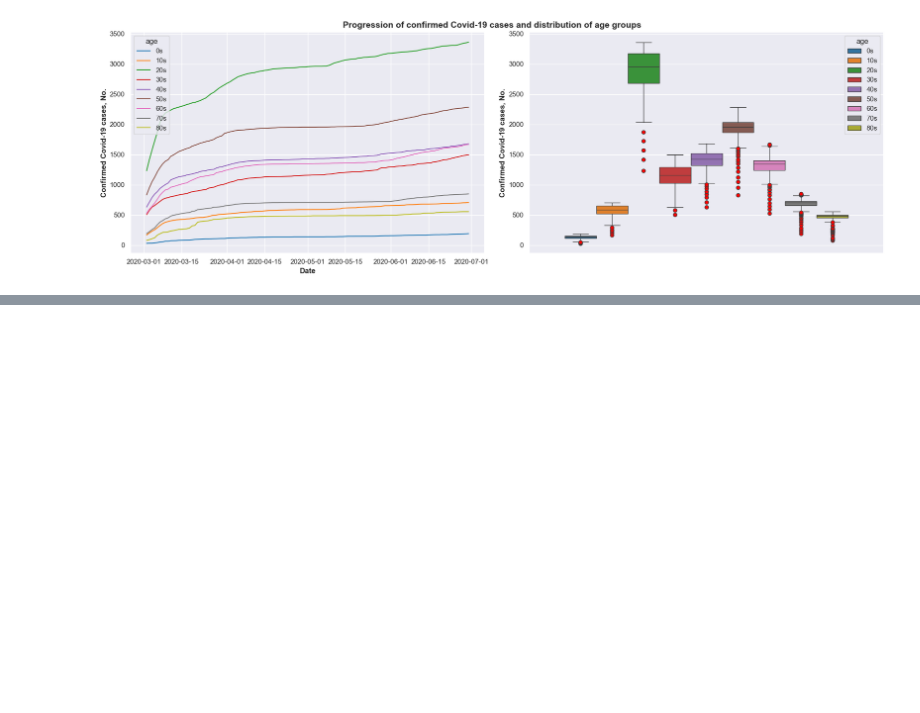
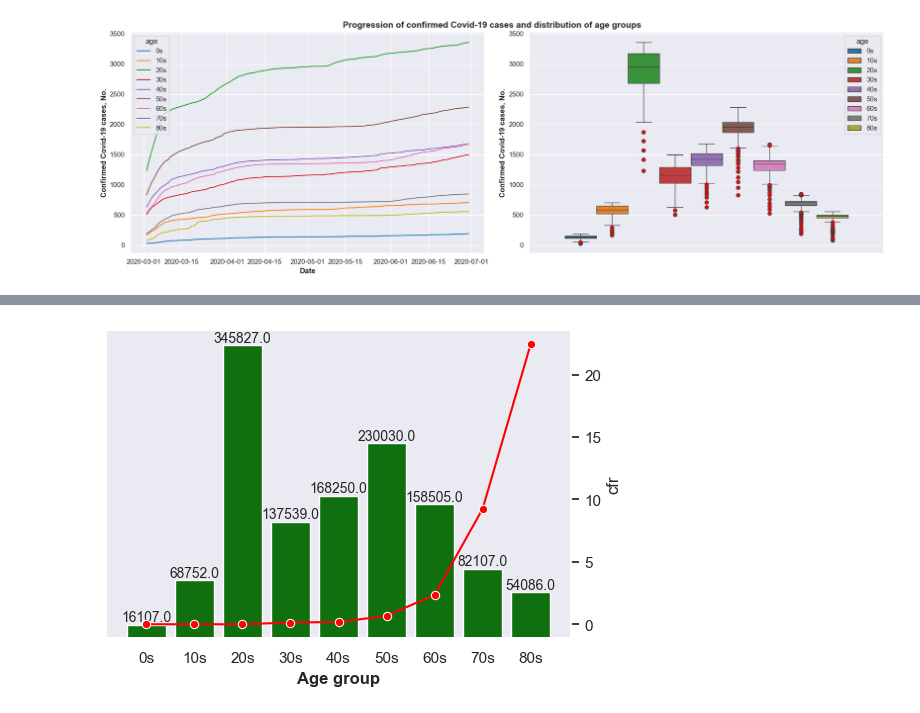
Before and after one commit to ShariYo/Modul1_Sprint4, a Jupyter notebook: project/main.ipynb, the cells around one changed output, grey strips where cells are left out. Saved outputs shown, nothing was run; the diff lists cells and outputs as text; code cells hidden in the pictures; blank space fills up the shorter version.

```diff
--- a/project/main.ipynb
+++ b/project/main.ipynb
@@ -245,0 +288,4 @@ plt.show()
+# %%
+grouped_age = clean_time_age.groupby("age").agg({"confirmed":"sum", "deceased":"sum"})
+grouped_age["cfr"] = round((grouped_age["deceased"] / grouped_age["confirmed"]) * 100, 2)
+grouped_age
@@ -245,0 +304,22 @@ plt.show()
+# %%
+fig, ax = plt.subplots(figsize=(6, 4))
+
+splot = sns.barplot(data=grouped_age, x="age", y="confirmed", color="green")
+for p in splot.patches:
+    splot.annotate(format(p.get_height(), ".1f"),
+                   (p.get_x() + p.get_width() / 2., p.get_height()),
+                   ha="center", va="center",
+                   size=10,
+                   xytext=(0, 5),
+                   textcoords="offset points")
+ax.set_yticks([])
+ax.set_ylabel(None)
+ax.set_xlabel("Age group", fontweight="bold")
+
+ax2 = ax.twinx()
+sns.lineplot(data=grouped_age, x="age", y="cfr", color="red", marker="o", ax=ax2)
+ax2.grid(False)
+
+plt.show()
+# %% [output]
+[figure, added]
```
Also changed, not shown: parts of 13 cells of this notebook.
